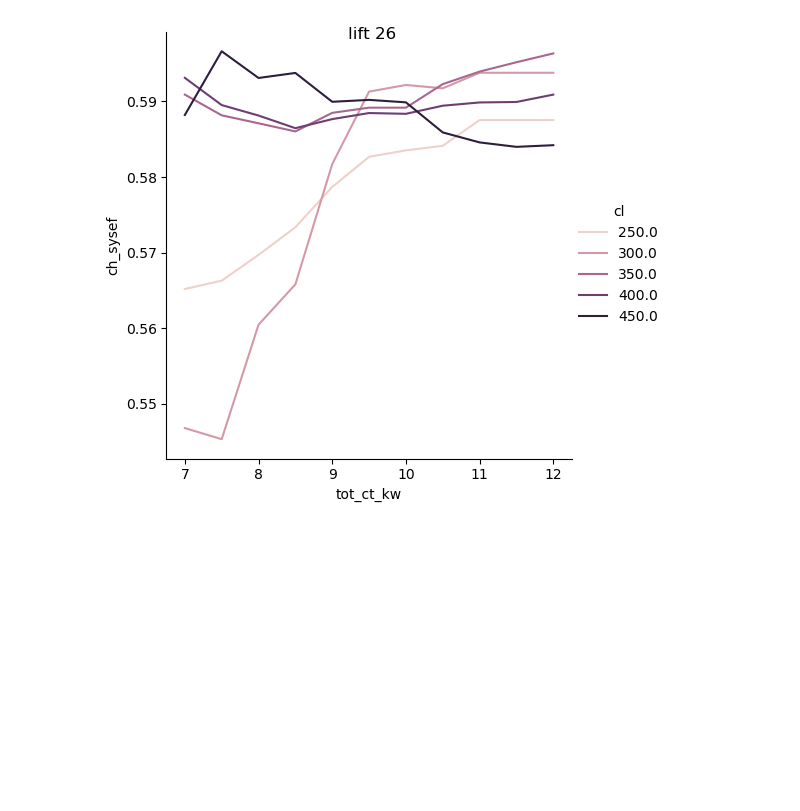
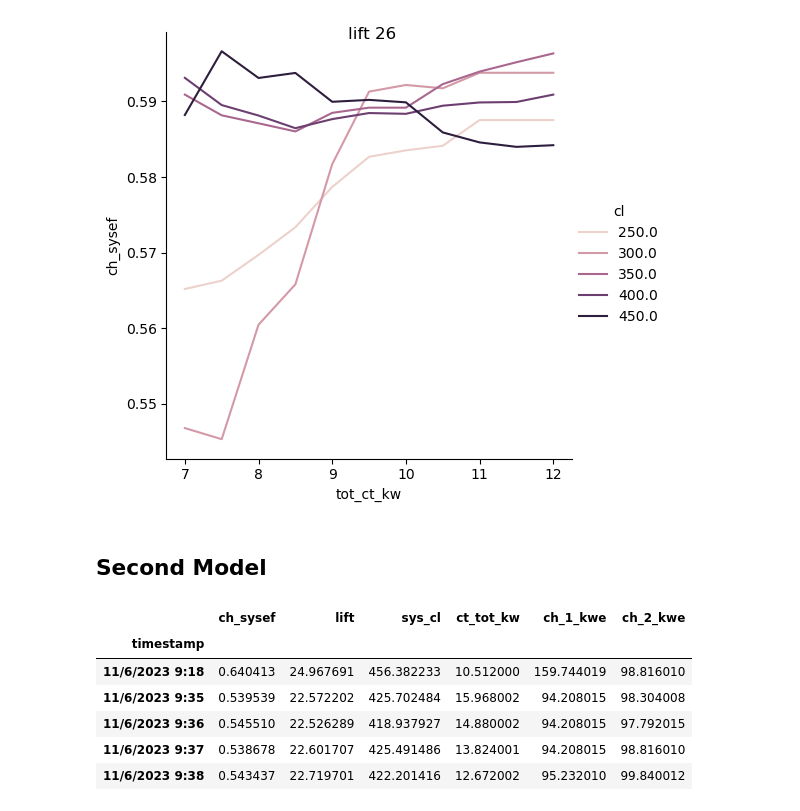
Before and after one commit to kaerintern/optimization, a Jupyter notebook: parklane/parklane_ch_sysef_pred.ipynb, the cells around one changed output. Saved outputs shown, nothing was run; the diff lists cells and outputs as text; code cells hidden in the pictures; blank space fills up the shorter version.

Commit message:
training second iteration of model

```diff
--- a/parklane/parklane_ch_sysef_pred.ipynb
+++ b/parklane/parklane_ch_sysef_pred.ipynb
@@ -210,3 +210,16 @@ p = sns.relplot(
 ## save model
 filename = 'random_forest_param.sav'
 pickle.dump(grid_search_3feat, open(filename, 'wb'))
+# %% [markdown]
+## Second Model
+# %%
+sec_df = fil_df[['ch_sysef', 'lift', 'sys_cl', 'ct_tot_kw', 'ch_1_kwe', 'ch_2_kwe']]
+sec_df.head(5)
+# %% [output]
+|  | ch_sysef | lift | sys_cl | ct_tot_kw | ch_1_kwe | ch_2_kwe |
+| timestamp |  |  |  |  |  |  |
+| 11/6/2023 9:18 | 0.640413 | 24.967691 | 456.382233 | 10.512000 | 159.744019 | 98.816010 |
+| 11/6/2023 9:35 | 0.539539 | 22.572202 | 425.702484 | 15.968002 | 94.208015 | 98.304008 |
+| 11/6/2023 9:36 | 0.545510 | 22.526289 | 418.937927 | 14.880002 | 94.208015 | 97.792015 |
+| 11/6/2023 9:37 | 0.538678 | 22.601707 | 425.491486 | 13.824001 | 94.208015 | 98.816010 |
+| 11/6/2023 9:38 | 0.543437 | 22.719701 | 422.201416 | 12.672002 | 95.232010 | 99.840012 |
```
Also changed, not shown: parts of 6 cells of this notebook.
